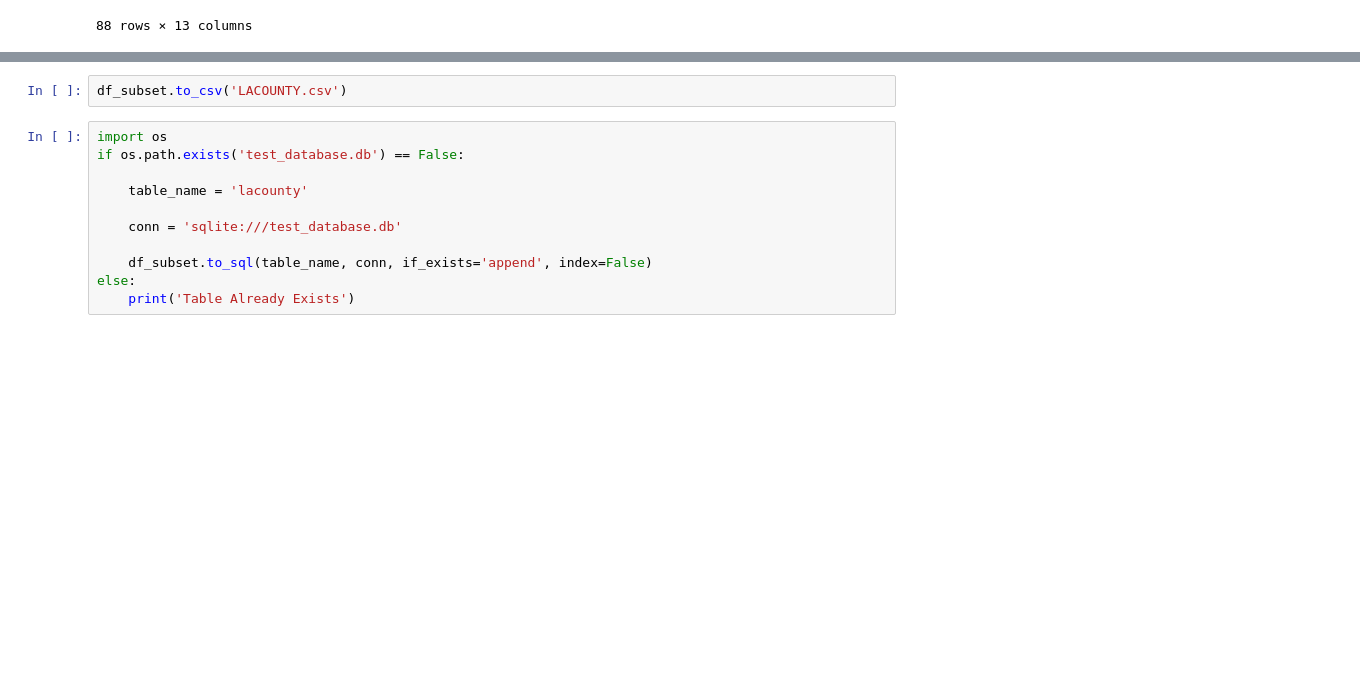
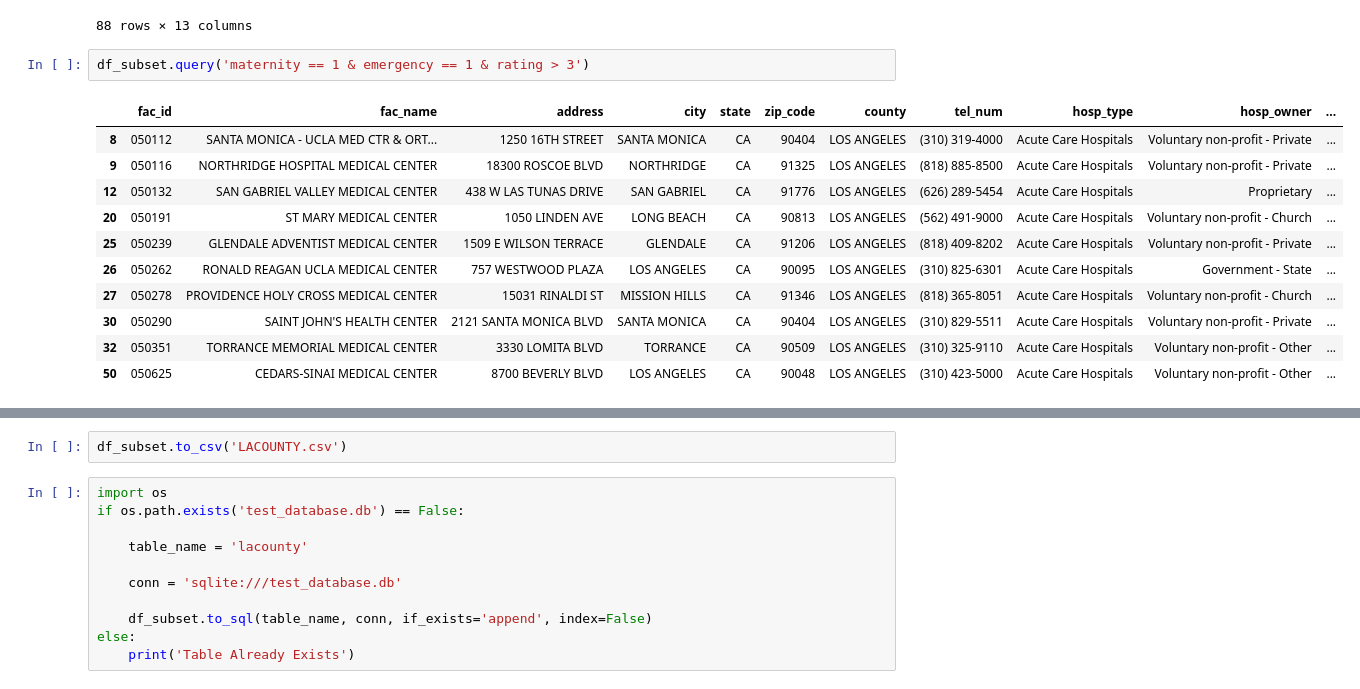
Before and after one commit to davidmertenjones/ist-303-team-kanto-project, a Jupyter notebook: HospitalGenInfo/Hospital_Information.ipynb, the cells around one changed output, grey strips where cells are left out. Cells and saved outputs as stored; diff of their text form; blank space fills up the shorter version.

```diff
--- a/HospitalGenInfo/Hospital_Information.ipynb
+++ b/HospitalGenInfo/Hospital_Information.ipynb
@@ -294,3 +319,17 @@ df_subset
 | 86 | 054153 | OCEAN VIEW PSYCHIATRIC HEALTH FAC... | 2600 REDONDO AVENUE, SUITE 500 | LONG BEACH | CA | 90806 | LOS ANGELES | (844) 562-1212 | Psychiatric | Proprietary | ... |
 | 87 | 054157 | GLENDORA HOSPITAL | 150 WEST ROUTE 66 | GLENDORA | CA | 91740 | LOS ANGELES | (626) 852-5050 | Psychiatric | Voluntary non-profit - Private | ... |
 88 rows × 13 columns
+# %%
+df_subset.query('maternity == 1 & emergency == 1 & rating > 3')
+# %% [output]
+|  | fac_id | fac_name | address | city | state | zip_code | county | tel_num | hosp_type | hosp_owner | ... |
+| 8 | 050112 | SANTA MONICA - UCLA MED CTR & ORT... | 1250 16TH STREET | SANTA MONICA | CA | 90404 | LOS ANGELES | (310) 319-4000 | Acute Care Hospitals | Voluntary non-profit - Private | ... |
+| 9 | 050116 | NORTHRIDGE HOSPITAL MEDICAL CENTER | 18300 ROSCOE BLVD | NORTHRIDGE | CA | 91325 | LOS ANGELES | (818) 885-8500 | Acute Care Hospitals | Voluntary non-profit - Private | ... |
+| 12 | 050132 | SAN GABRIEL VALLEY MEDICAL CENTER | 438 W LAS TUNAS DRIVE | SAN GABRIEL | CA | 91776 | LOS ANGELES | (626) 289-5454 | Acute Care Hospitals | Proprietary | ... |
+| 20 | 050191 | ST MARY MEDICAL CENTER | 1050 LINDEN AVE | LONG BEACH | CA | 90813 | LOS ANGELES | (562) 491-9000 | Acute Care Hospitals | Voluntary non-profit - Church | ... |
+| 25 | 050239 | GLENDALE ADVENTIST MEDICAL CENTER | 1509 E WILSON TERRACE | GLENDALE | CA | 91206 | LOS ANGELES | (818) 409-8202 | Acute Care Hospitals | Voluntary non-profit - Private | ... |
+| 26 | 050262 | RONALD REAGAN UCLA MEDICAL CENTER | 757 WESTWOOD PLAZA | LOS ANGELES | CA | 90095 | LOS ANGELES | (310) 825-6301 | Acute Care Hospitals | Government - State | ... |
+| 27 | 050278 | PROVIDENCE HOLY CROSS MEDICAL CENTER | 15031 RINALDI ST | MISSION HILLS | CA | 91346 | LOS ANGELES | (818) 365-8051 | Acute Care Hospitals | Voluntary non-profit - Church | ... |
+| 30 | 050290 | SAINT JOHN'S HEALTH CENTER | 2121 SANTA MONICA BLVD | SANTA MONICA | CA | 90404 | LOS ANGELES | (310) 829-5511 | Acute Care Hospitals | Voluntary non-profit - Private | ... |
+| 32 | 050351 | TORRANCE MEMORIAL MEDICAL CENTER | 3330 LOMITA BLVD | TORRANCE | CA | 90509 | LOS ANGELES | (310) 325-9110 | Acute Care Hospitals | Voluntary non-profit - Other | ... |
+| 50 | 050625 | CEDARS-SINAI MEDICAL CENTER | 8700 BEVERLY BLVD | LOS ANGELES | CA | 90048 | LOS ANGELES | (310) 423-5000 | Acute Care Hospitals | Voluntary non-profit - Other | ... |
```
Also changed, not shown: parts of 5 cells of this notebook, 1 other file.
